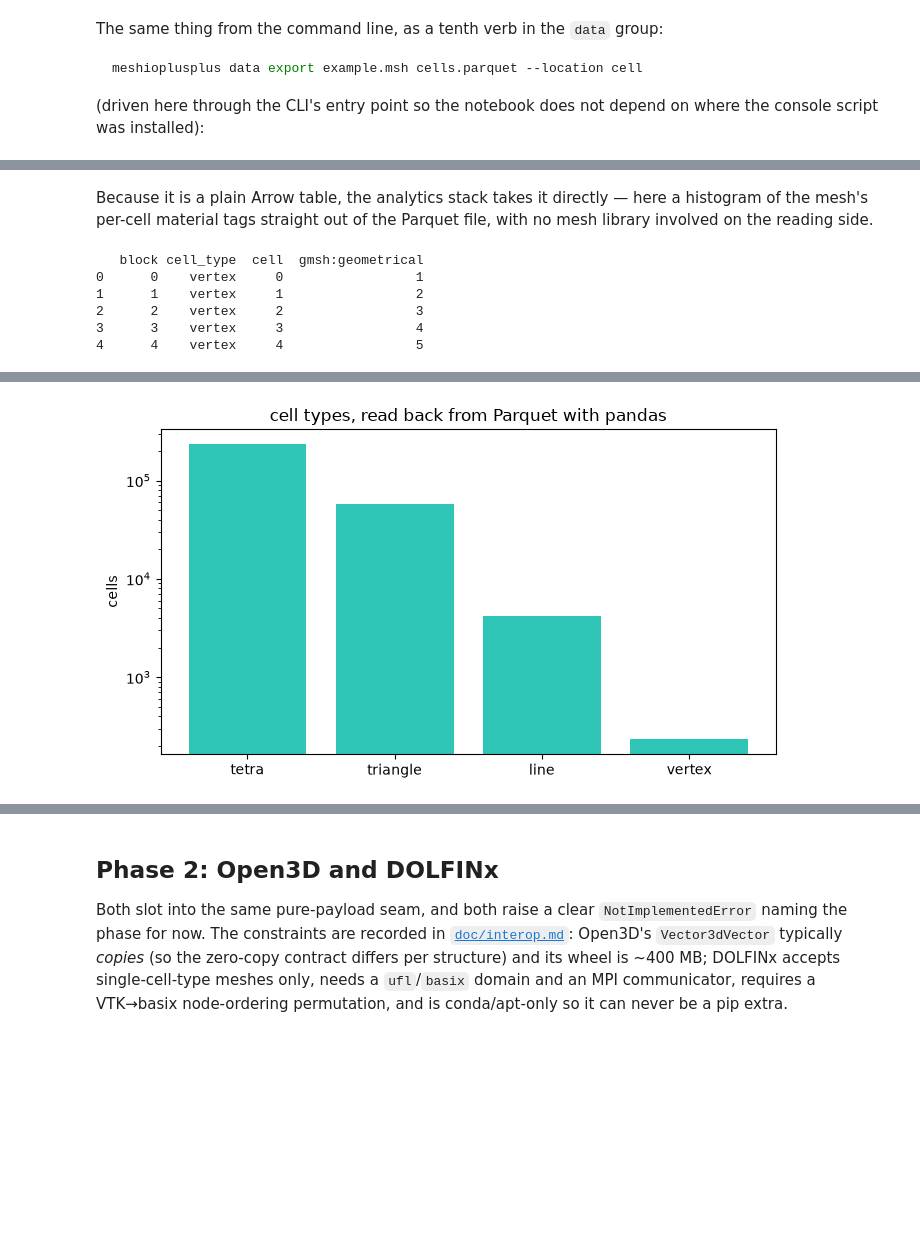
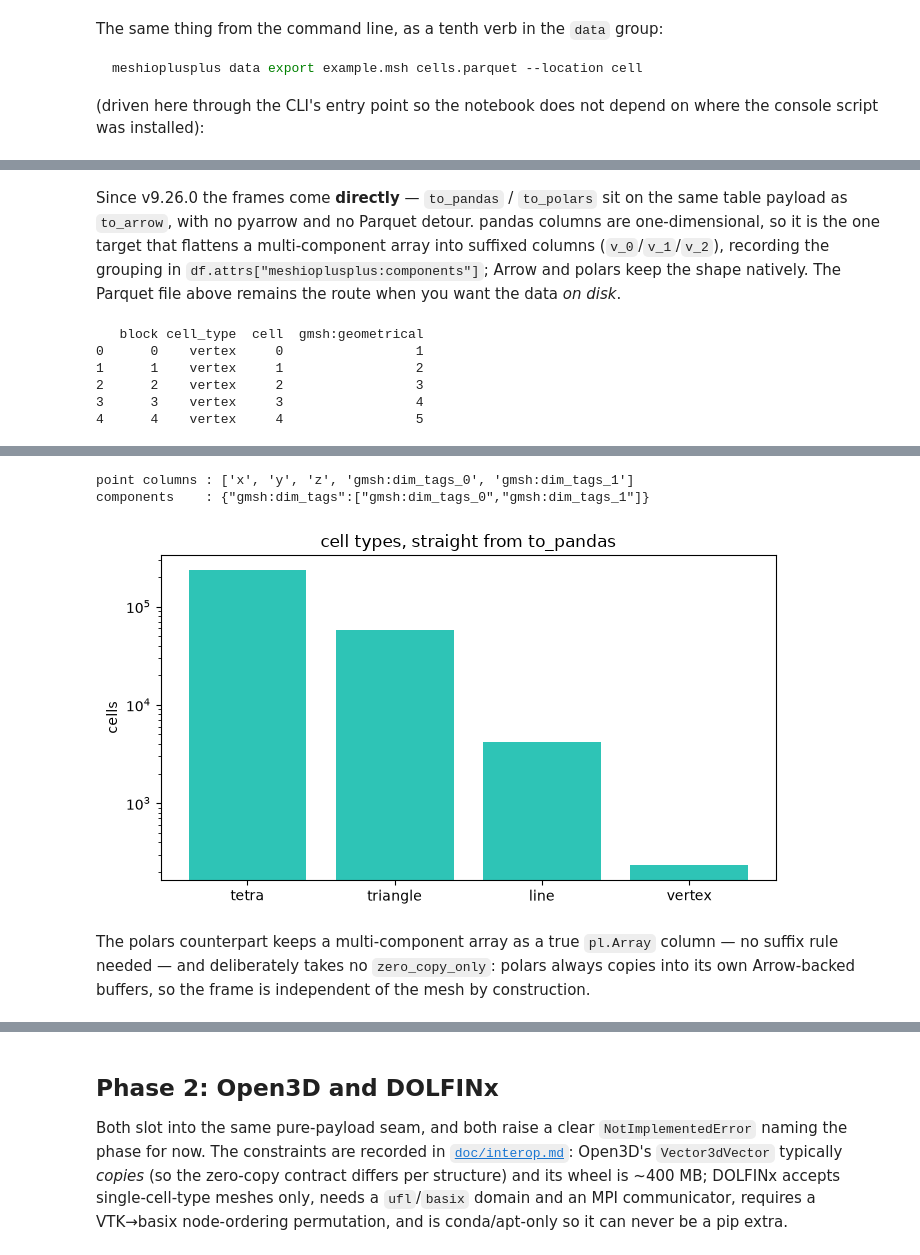
Before and after one commit to loumalouomega/meshioplusplus, a Jupyter notebook: example/python/04_interop.ipynb, the cells around one changed output, grey strips where cells are left out. Saved outputs shown, nothing was run; the diff lists cells and outputs as text; code cells hidden in the pictures; blank space fills up the shorter version.

```diff
--- a/example/python/04_interop.ipynb
+++ b/example/python/04_interop.ipynb
@@ -329,23 +329,27 @@ exported cell_data to /tmp/tmpxd1jn26h/cells.parquet
 exit code: 0
 size     : 1499156 bytes
 # %% [markdown]
-Because it is a plain Arrow table, the analytics stack takes it directly — here
-a histogram of the mesh's per-cell material tags straight out of the Parquet
-file, with no mesh library involved on the reading side.
+Since v9.26.0 the frames come **directly** — `to_pandas` / `to_polars` sit on
+the same table payload as `to_arrow`, with no pyarrow and no Parquet detour.
+pandas columns are one-dimensional, so it is the one target that flattens a
+multi-component array into suffixed columns (`v_0`/`v_1`/`v_2`), recording the
+grouping in `df.attrs["meshioplusplus:components"]`; Arrow and polars keep the
+shape natively. The Parquet file above remains the route when you want the data
+*on disk*.
 # %%
 try:
-    import pandas as pd
+    frame = mp.to_pandas(mesh, location='cell')   # no pyarrow, no file
+    print(frame.head())
 
-    cell_path = os.path.join(tempfile.mkdtemp(), 'cells.parquet')
-    mp.write_parquet(mesh, cell_path, location='cell')
-    frame = pd.read_parquet(cell_path)
-    print(frame.head())
+    points = mp.to_pandas(mesh, location='point')
+    print('point columns :', list(points.columns))
+    print('components    :', points.attrs['meshioplusplus:components'])
 
     counts = frame['cell_type'].value_counts()
     plt.figure(figsize=(7, 4))
     plt.bar(counts.index.astype(str), counts.values, color='#2ec4b6')
     plt.ylabel('cells')
-    plt.title('cell types, read back from Parquet with pandas')
+    plt.title('cell types, straight from to_pandas')
     plt.yscale('log')
     plt.tight_layout()
     plt.show()
@@ -361 +367,8 @@ except ImportError:
+point columns : ['x', 'y', 'z', 'gmsh:dim_tags_0', 'gmsh:dim_tags_1']
+components    : {"gmsh:dim_tags":["gmsh:dim_tags_0","gmsh:dim_tags_1"]}
-[figure, old version]
+[figure, new version]
+# %% [markdown]
+The polars counterpart keeps a multi-component array as a true `pl.Array`
+column — no suffix rule needed — and deliberately takes no `zero_copy_only`:
+polars always copies into its own Arrow-backed buffers, so the frame is
+independent of the mesh by construction.
```
Also changed, not shown: parts of 7 cells of this notebook.
